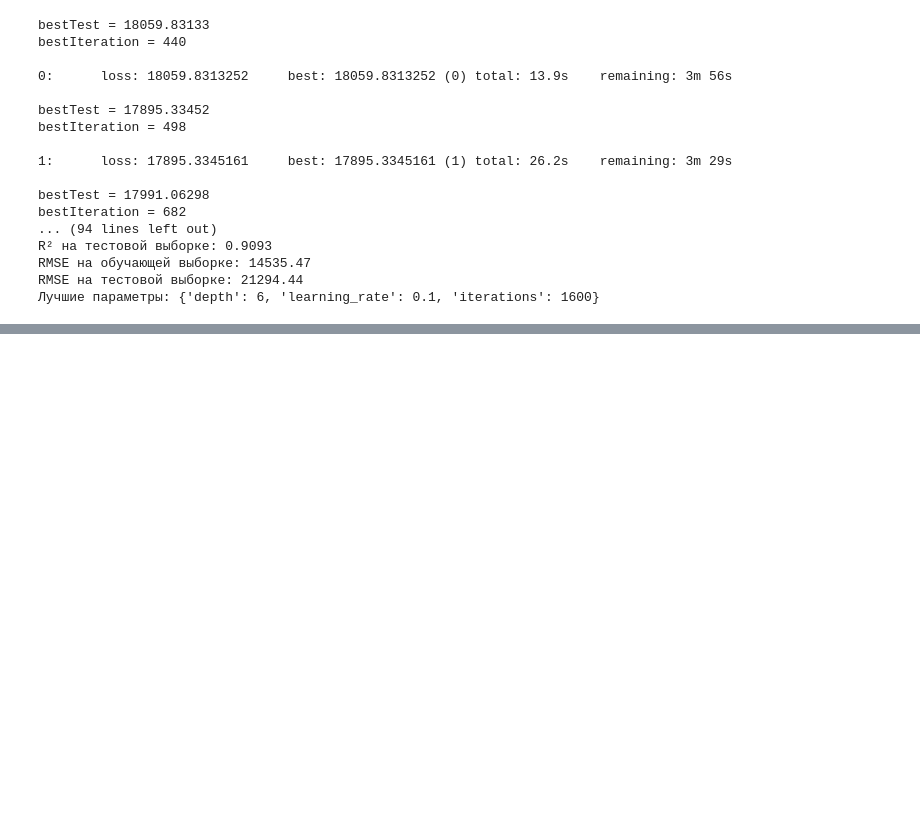
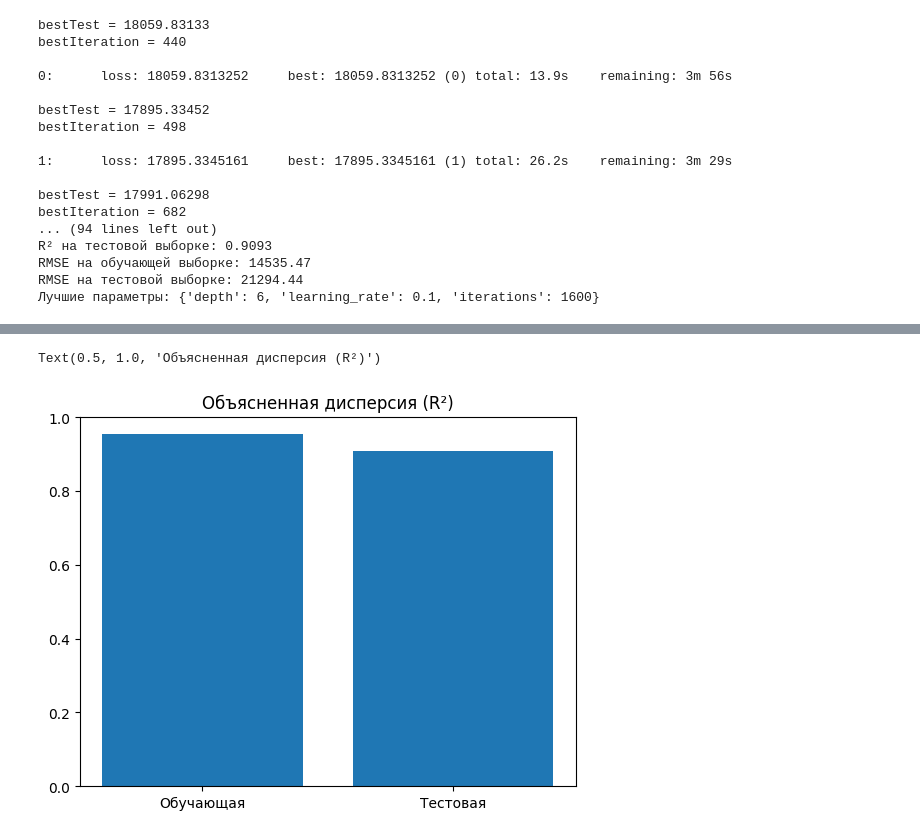
Before and after one commit to Marta-Mariam/graduate-work, a Jupyter notebook: ML_dash.ipynb, the cells around one changed output, grey strips where cells are left out. Saved outputs shown, nothing was run; the diff lists cells and outputs as text; code cells hidden in the pictures; blank space fills up the shorter version.

```diff
--- a/ML_dash.ipynb
+++ b/ML_dash.ipynb
@@ -97,3 +179,11 @@ RMSE на тестовой выборке: 21294.44
+# %%
+import matplotlib.pyplot as plt
+metrics = ['Обучающая', 'Тестовая']
+plt.bar([0, 1], [0.954, 0.909], tick_label=metrics)
+plt.title('Объясненная дисперсия (R²)')
+# %% [output]
+Text(0.5, 1.0, 'Объясненная дисперсия (R²)')
+[figure, added]
 # %%
 # df[['salary_from', 'salary_up']].corr()
 # %%
```
Also changed, not shown: parts of 2 cells of this notebook, 4 other files.
